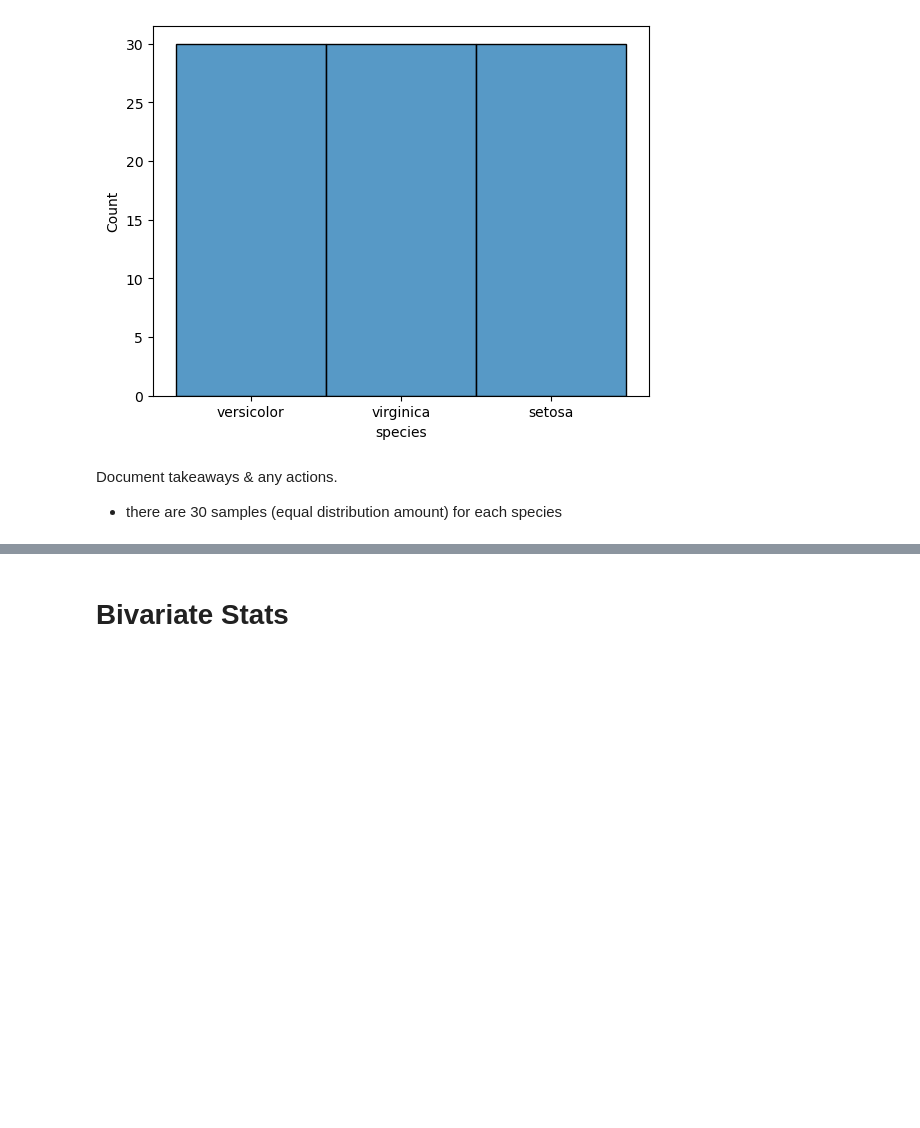
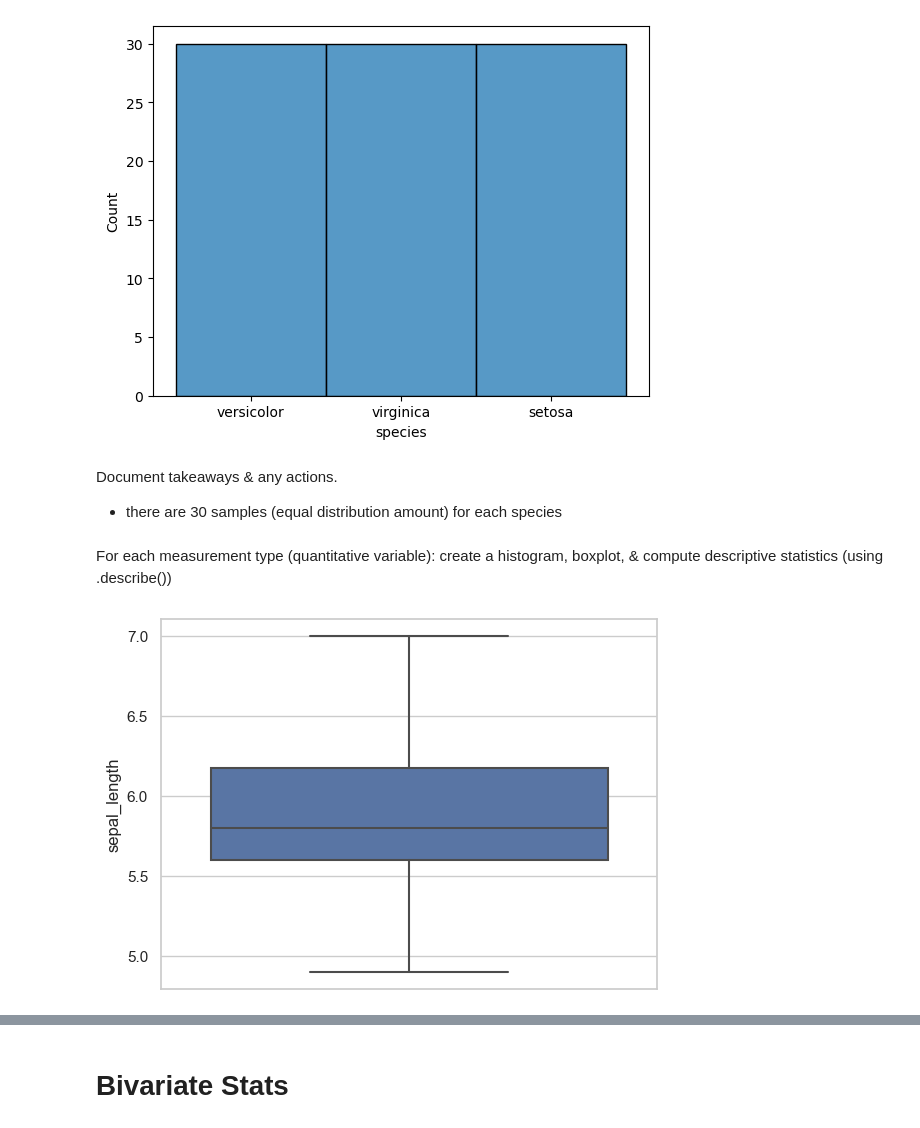
Before and after one commit to Andrew-Casey/classification_exercises, a Jupyter notebook: classification_exercises.ipynb, the cells around one changed output, grey strips where cells are left out. Drawn from its saved outputs; the diff is of its cells as text; code cells hidden in the pictures; blank space fills up the shorter version.

```diff
--- a/classification_exercises.ipynb
+++ b/classification_exercises.ipynb
@@ -1289,9 +1289,16 @@ plt.show()
 # %% [markdown]
 Document takeaways & any actions.
 - there are 30 samples (equal distribution amount) for each species
+# %% [markdown]
+For each measurement type (quantitative variable): create a histogram, boxplot, & compute descriptive statistics (using .describe())
 # %%
 versicolor_sepal_length = train[train.species == 'versicolor'].sepal_length
 virginica_sepal_length = train[train.species == 'virginica'].sepal_length
 setosa_sepal_length = train[train.species == 'setosa'].sepal_length
+# %%
+sns.boxplot(y=versicolor_sepal_length)
+plt.show()
+# %% [output]
+[figure, added]
 # %%
 versicolor_sepal_length.hist()
```
Also changed, not shown: parts of 44 cells of this notebook, 1 other file.
